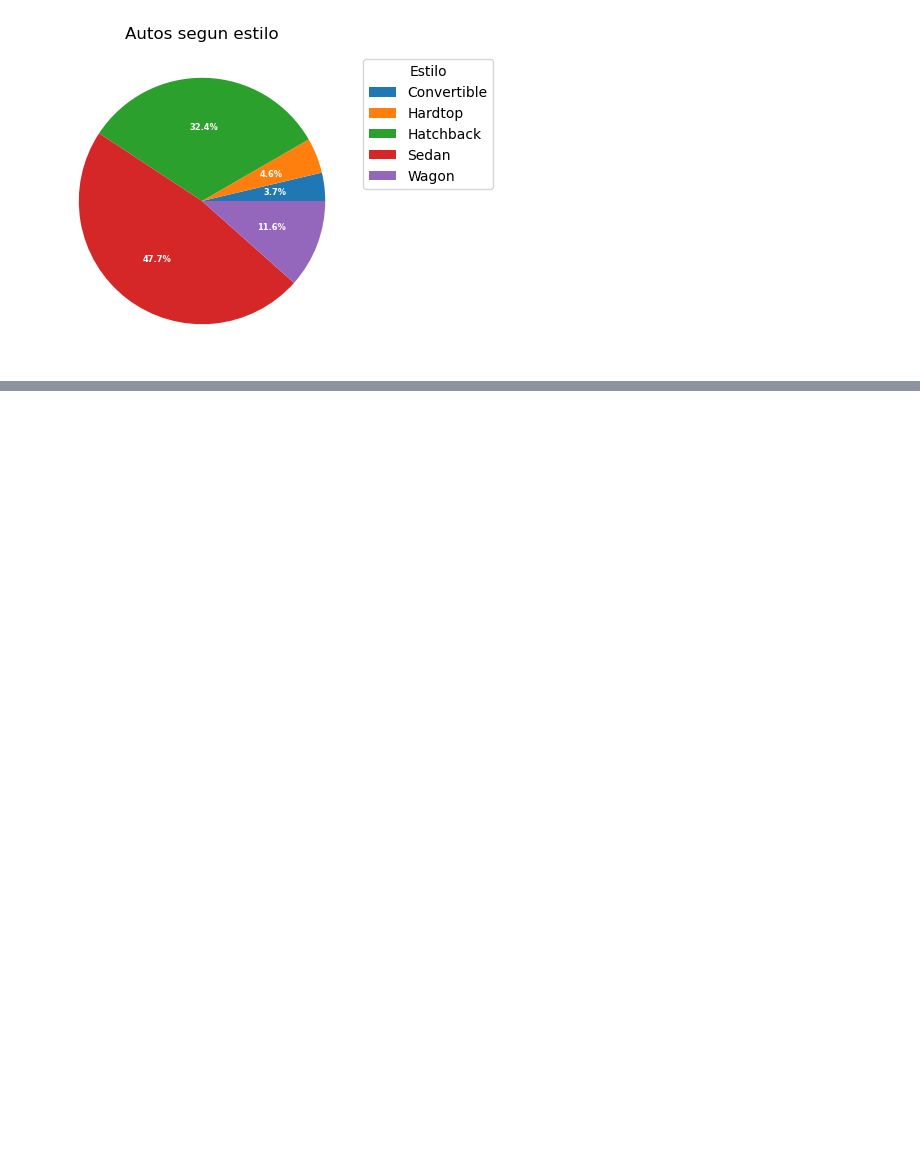
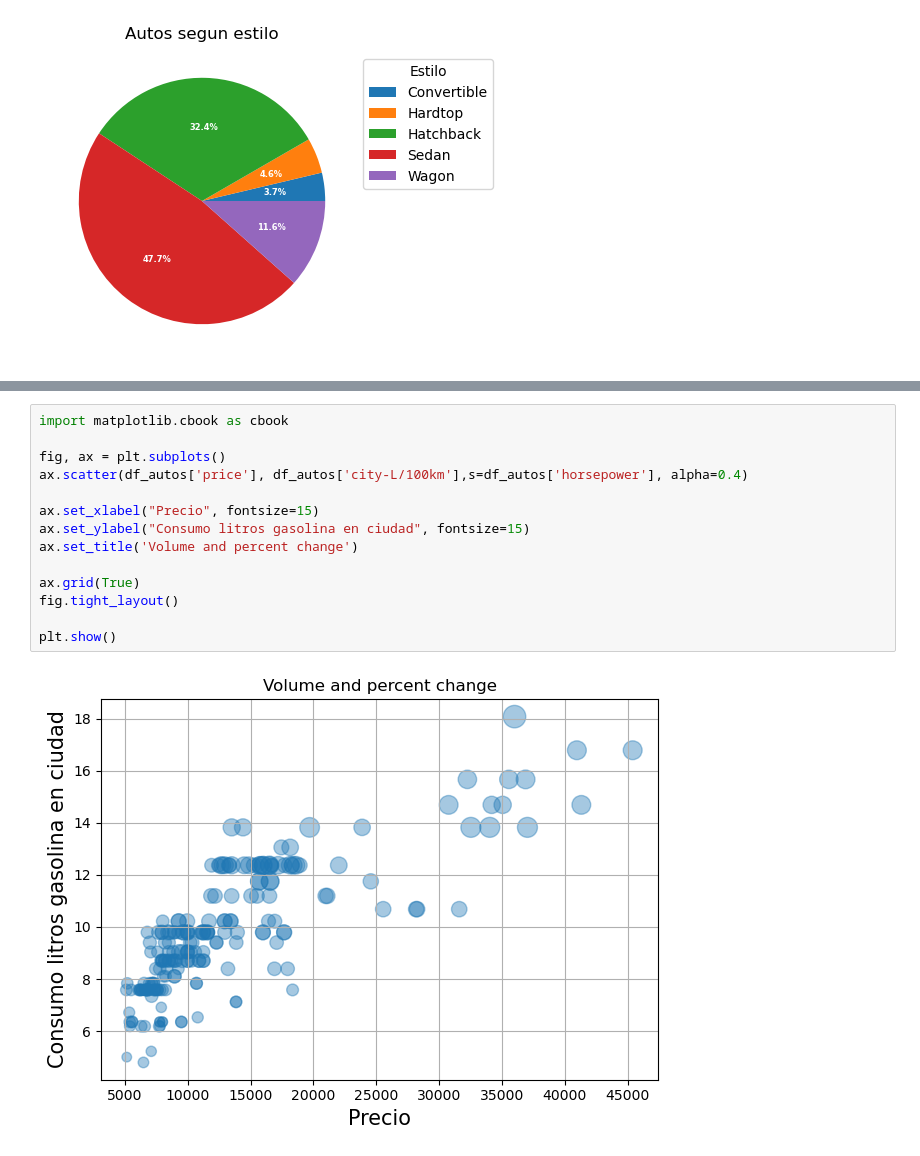
Before and after one commit to cacuna13/Portafolio, a Jupyter notebook: AnalisisDatos_Autos.ipynb, the cells around one changed output, grey strips where cells are left out. Cells and saved outputs as stored; diff of their text form; blank space fills up the shorter version.

```diff
--- a/AnalisisDatos_Autos.ipynb
+++ b/AnalisisDatos_Autos.ipynb
@@ -802,0 +864,16 @@ plt.show()
+# %%
+import matplotlib.cbook as cbook
+
+fig, ax = plt.subplots()
+ax.scatter(df_autos['price'], df_autos['city-L/100km'],s=df_autos['horsepower'], alpha=0.4)
+
+ax.set_xlabel("Precio", fontsize=15)
+ax.set_ylabel("Consumo litros gasolina en ciudad", fontsize=15)
+ax.set_title('Volume and percent change')
+
+ax.grid(True)
+fig.tight_layout()
+
+plt.show()
+# %% [output]
+[figure, added]
```
Also changed, not shown: parts of 4 cells of this notebook.
